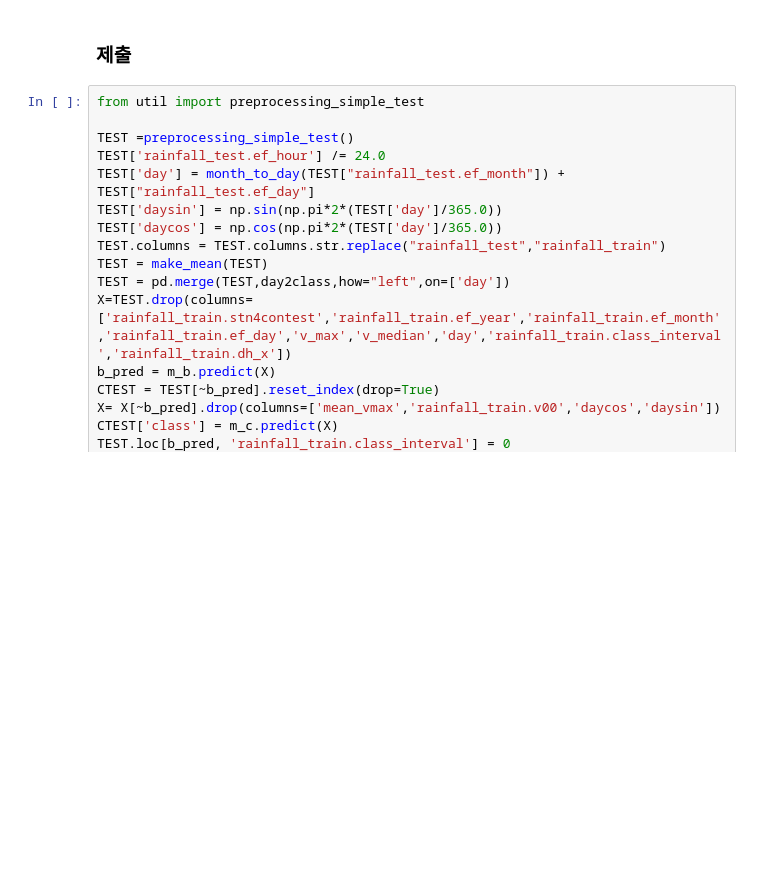
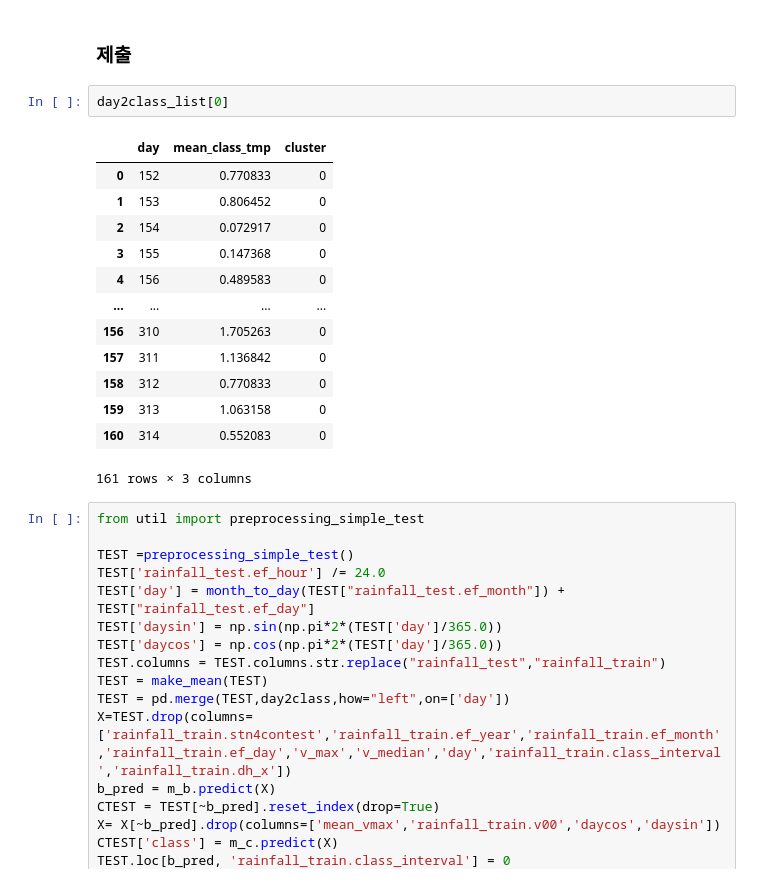
Before and after one commit to Abel3005/TSI, a Jupyter notebook: ML_MDH.ipynb, the cells around one changed output. Drawn from its saved outputs; the diff is of its cells as text; blank space fills up the shorter version.

Commit message:
cluster

```diff
--- a/ML_MDH.ipynb
+++ b/ML_MDH.ipynb
@@ -138,5 +143,21 @@ print(m_c.feature_importances_)
 # %% [markdown]
 ### 제출
+# %%
+day2class_list[0]
+# %% [output]
+|  | day | mean_class_tmp | cluster |
+| 0 | 152 | 0.770833 | 0 |
+| 1 | 153 | 0.806452 | 0 |
+| 2 | 154 | 0.072917 | 0 |
+| 3 | 155 | 0.147368 | 0 |
+| 4 | 156 | 0.489583 | 0 |
+| ... | ... | ... | ... |
+| 156 | 310 | 1.705263 | 0 |
+| 157 | 311 | 1.136842 | 0 |
+| 158 | 312 | 0.770833 | 0 |
+| 159 | 313 | 1.063158 | 0 |
+| 160 | 314 | 0.552083 | 0 |
+161 rows × 3 columns
 # %%
 from util import preprocessing_simple_test
 
```
Also changed, not shown: parts of 8 cells of this notebook, 10 other files.
